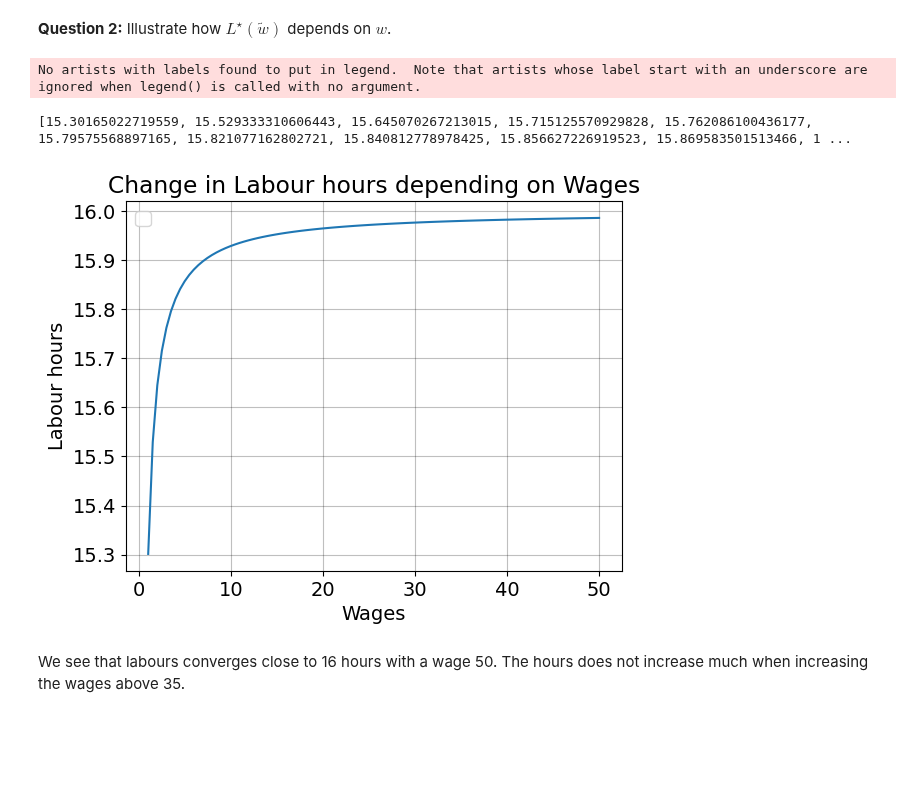
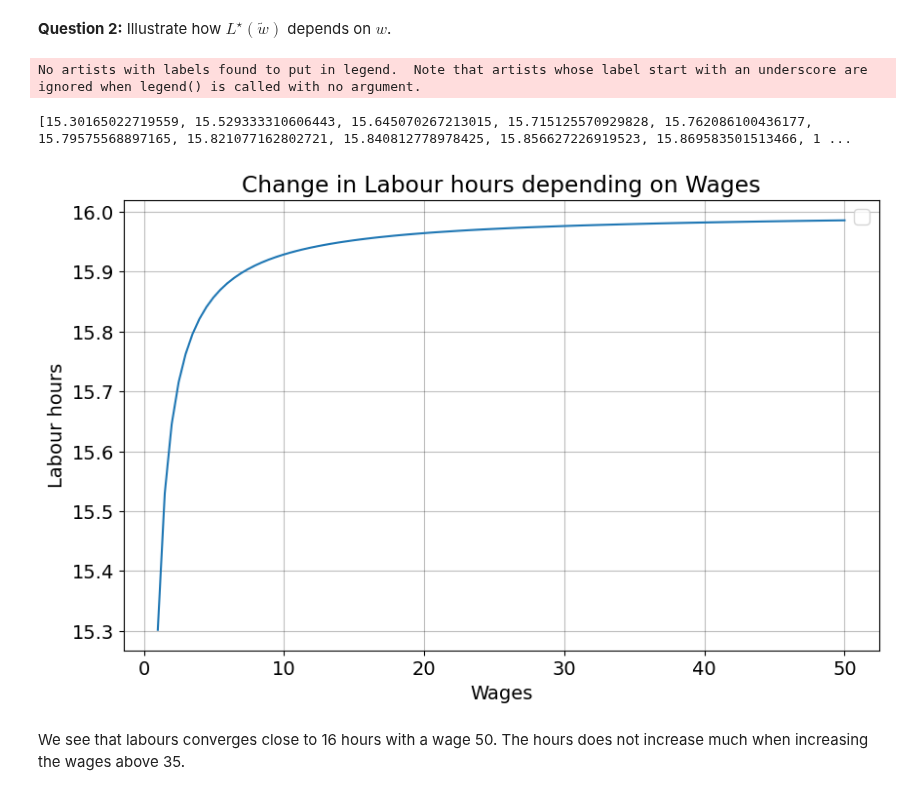
Before and after one commit to NumEconCopenhagen/projects-2023-EFS, a Jupyter notebook: examproject/q1.ipynb, the cells around one changed output. Cells and saved outputs as stored; diff of their text form; code cells hidden in the pictures; blank space fills up the shorter version.

```diff
--- a/examproject/q1.ipynb
+++ b/examproject/q1.ipynb
@@ -65,22 +65,24 @@ model2 = Worker1()
 # %%
 w_vector = np.linspace(1,50,100)
 l_vector = []
 for i in w_vector:
     model.par.omega = i
     model.solve()
     l_vector.append(model.par.el)
 
 print(l_vector)
+
+plt.figure(figsize=(10, 6))
 plt.plot(w_vector, l_vector)
 plt.xlabel('Wages')
 plt.ylabel('Labour hours')
 plt.title('Change in Labour hours depending on Wages')
 plt.legend()
 plt.show()
 # %% [output]
 No artists with labels found to put in legend.  Note that artists whose label start with an underscore are ignored when legend() is called with no argument.
 [15.30165022719559, 15.529333310606443, 15.645070267213015, 15.715125570929828, 15.762086100436177, 15.79575568897165, 15.821077162802721, 15.840812778978425, 15.856627226919523, 15.869583501513466, 1 ...
-[figure, old version]
+[figure, new version]
 # %% [markdown]
 We see that labours converges close to 16 hours with a wage 50. The hours does not increase much when increasing the wages above 35.
 # %% [markdown]
```
Also changed, not shown: parts of 3 cells of this notebook, 1 other file.
